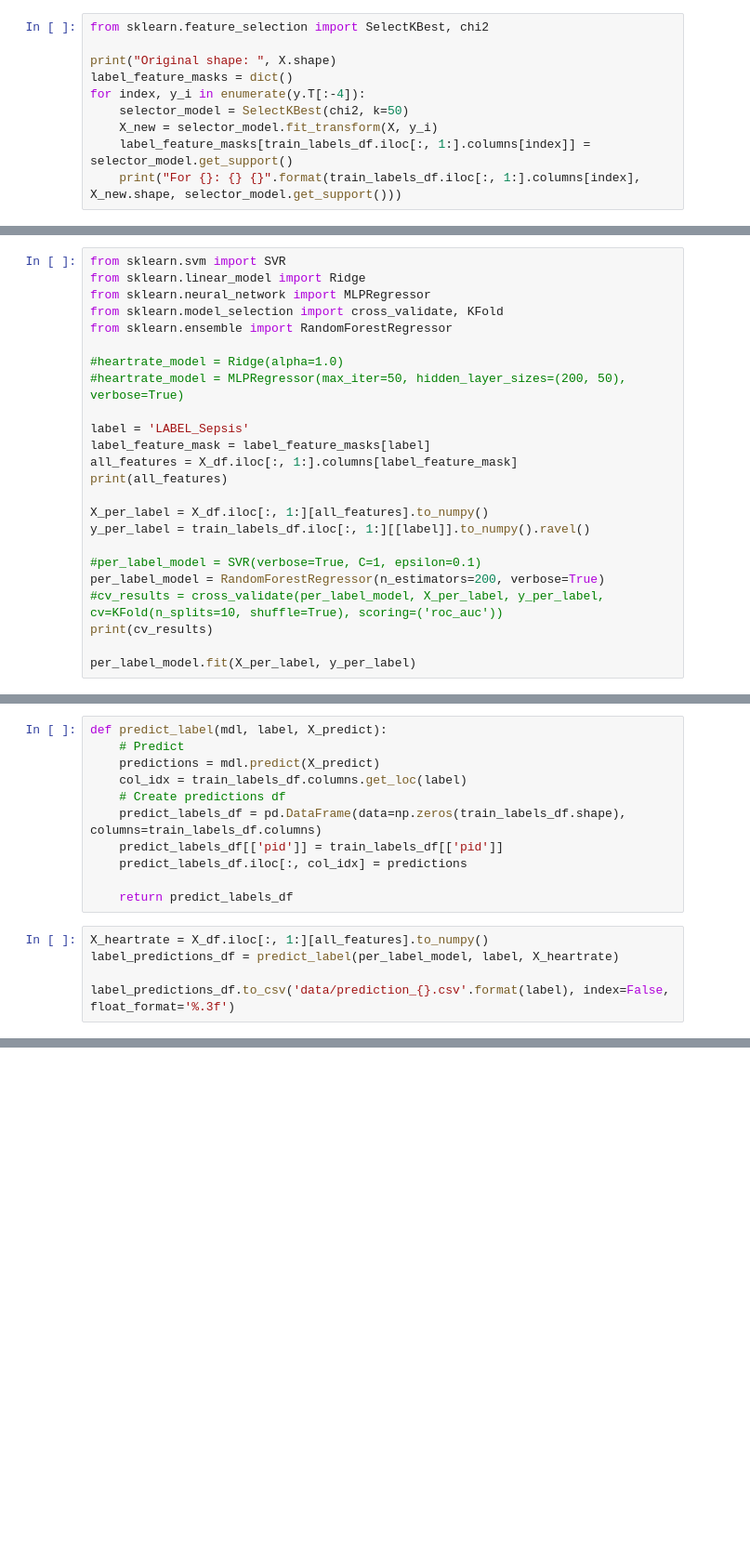
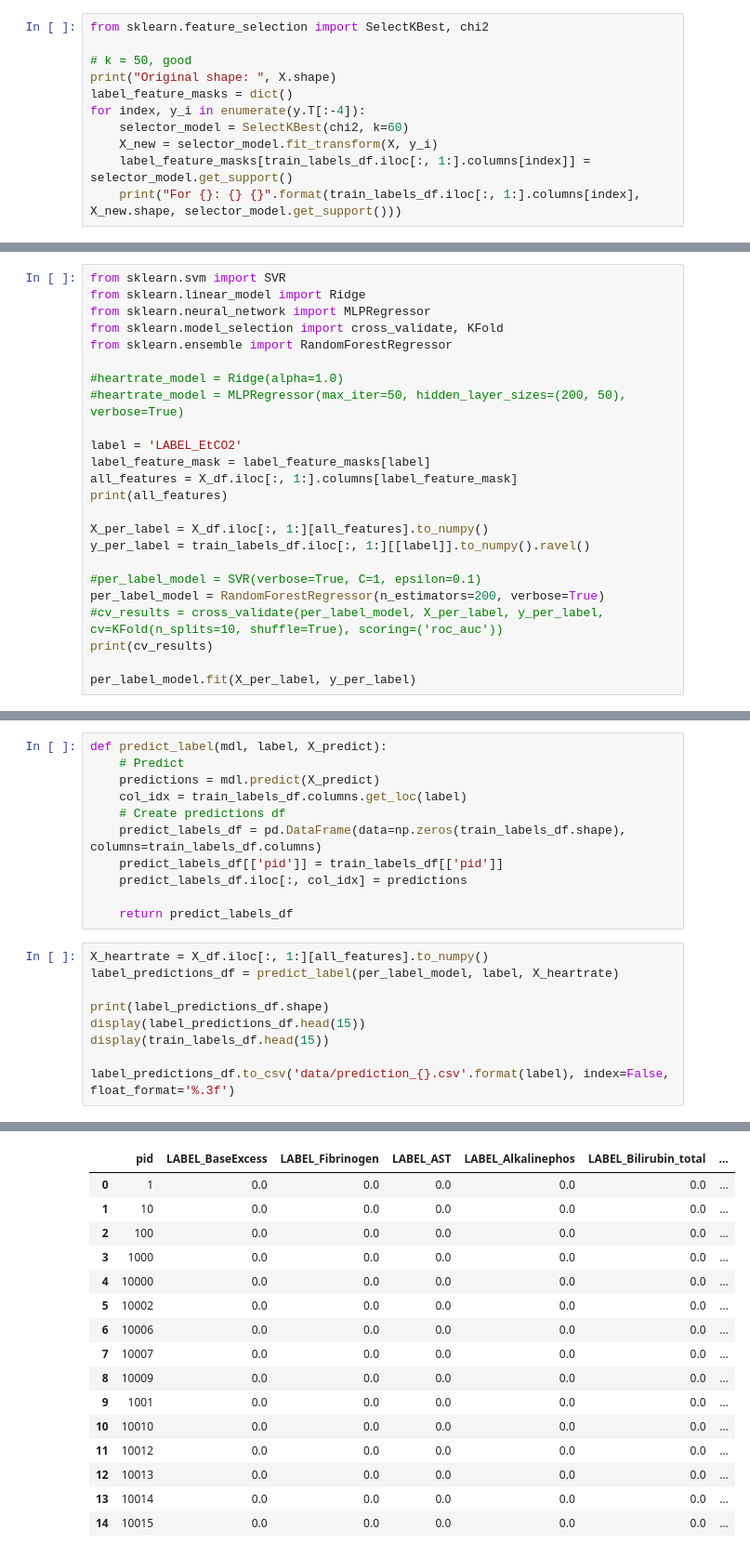
Before and after one commit to dvdblk/iml20, a Jupyter notebook: task_2/task_2.ipynb, the cells around one changed output, grey strips where cells are left out. Shown at 93% size. Cells and saved outputs as stored; diff of their text form; blank space fills up the shorter version.

```diff
--- a/task_2/task_2.ipynb
+++ b/task_2/task_2.ipynb
@@ -673,10 +638,11 @@ prediction_test_labels_df.to_csv('data/prediction.csv', index=False, float_forma
 # %%
 from sklearn.feature_selection import SelectKBest, chi2
 
+# k = 50, good
 print("Original shape: ", X.shape)
 label_feature_masks = dict()
 for index, y_i in enumerate(y.T[:-4]):
-    selector_model = SelectKBest(chi2, k=50)
+    selector_model = SelectKBest(chi2, k=60)
     X_new = selector_model.fit_transform(X, y_i)
     label_feature_masks[train_labels_df.iloc[:, 1:].columns[index]] = selector_model.get_support()
     print("For {}: {} {}".format(train_labels_df.iloc[:, 1:].columns[index], X_new.shape, selector_model.get_support()))
@@ -710,7 +676,7 @@ from sklearn.ensemble import RandomForestRegressor
 #heartrate_model = Ridge(alpha=1.0)
 #heartrate_model = MLPRegressor(max_iter=50, hidden_layer_sizes=(200, 50), verbose=True)
 
-label = 'LABEL_Sepsis'
+label = 'LABEL_EtCO2'
 label_feature_mask = label_feature_masks[label]
 all_features = X_df.iloc[:, 1:].columns[label_feature_mask]
 print(all_features)
@@ -765,6 +733,10 @@ def predict_label(mdl, label, X_predict):
 X_heartrate = X_df.iloc[:, 1:][all_features].to_numpy()
 label_predictions_df = predict_label(per_label_model, label, X_heartrate)
 
+print(label_predictions_df.shape)
+display(label_predictions_df.head(15))
+display(train_labels_df.head(15))
+
 label_predictions_df.to_csv('data/prediction_{}.csv'.format(label), index=False, float_format='%.3f')
 # %% [output]
 [Parallel(n_jobs=1)]: Using backend SequentialBackend with 1 concurrent workers.
@@ -771,0 +745,16 @@ label_predictions_df.to_csv('data/prediction_{}.csv'.format(label), index=False,
+|  | pid | LABEL_BaseExcess | LABEL_Fibrinogen | LABEL_AST | LABEL_Alkalinephos | LABEL_Bilirubin_total | ... |
+| 0 | 1 | 0.0 | 0.0 | 0.0 | 0.0 | 0.0 | ... |
+| 1 | 10 | 0.0 | 0.0 | 0.0 | 0.0 | 0.0 | ... |
+| 2 | 100 | 0.0 | 0.0 | 0.0 | 0.0 | 0.0 | ... |
+| 3 | 1000 | 0.0 | 0.0 | 0.0 | 0.0 | 0.0 | ... |
+| 4 | 10000 | 0.0 | 0.0 | 0.0 | 0.0 | 0.0 | ... |
+| 5 | 10002 | 0.0 | 0.0 | 0.0 | 0.0 | 0.0 | ... |
+| 6 | 10006 | 0.0 | 0.0 | 0.0 | 0.0 | 0.0 | ... |
+| 7 | 10007 | 0.0 | 0.0 | 0.0 | 0.0 | 0.0 | ... |
+| 8 | 10009 | 0.0 | 0.0 | 0.0 | 0.0 | 0.0 | ... |
+| 9 | 1001 | 0.0 | 0.0 | 0.0 | 0.0 | 0.0 | ... |
+| 10 | 10010 | 0.0 | 0.0 | 0.0 | 0.0 | 0.0 | ... |
+| 11 | 10012 | 0.0 | 0.0 | 0.0 | 0.0 | 0.0 | ... |
+| 12 | 10013 | 0.0 | 0.0 | 0.0 | 0.0 | 0.0 | ... |
+| 13 | 10014 | 0.0 | 0.0 | 0.0 | 0.0 | 0.0 | ... |
+| 14 | 10015 | 0.0 | 0.0 | 0.0 | 0.0 | 0.0 | ... |
```
Also changed, not shown: parts of 17 cells of this notebook, 3 other files.
